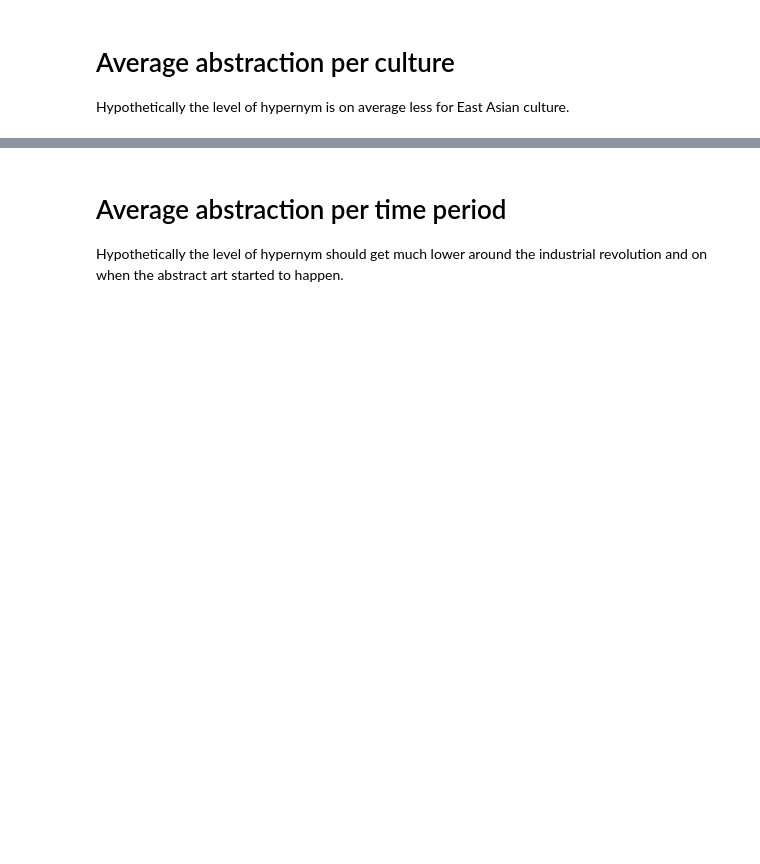
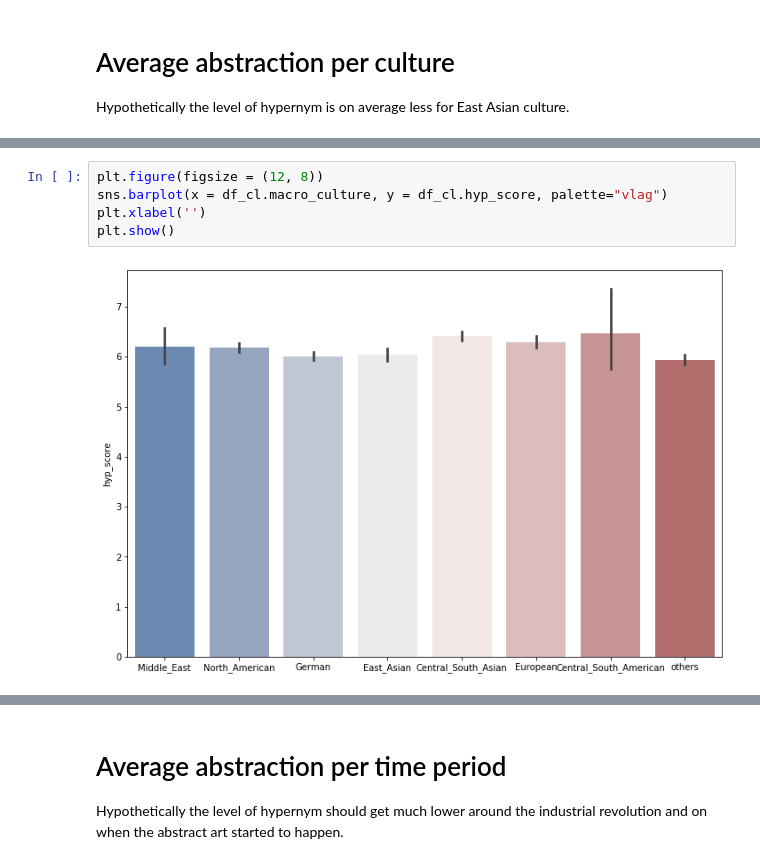
Before and after one commit to stereopickle/art_description_project, a Jupyter notebook: 020.Analysis_Level_of_Abstraction.ipynb, the cells around one changed output, grey strips where cells are left out. Cells and saved outputs as stored; diff of their text form; blank space fills up the shorter version.

```diff
--- a/020.Analysis_Level_of_Abstraction.ipynb
+++ b/020.Analysis_Level_of_Abstraction.ipynb
@@ -180,0 +234,7 @@ Multiple Comparison of Means - Tukey HSD, FWER=0.05
+# %%
+plt.figure(figsize = (12, 8))
+sns.barplot(x = df_cl.macro_culture, y = df_cl.hyp_score, palette="vlag")
+plt.xlabel('')
+plt.show()
+# %% [output]
+[figure, added]
```
Also changed, not shown: parts of 41 cells of this notebook.
